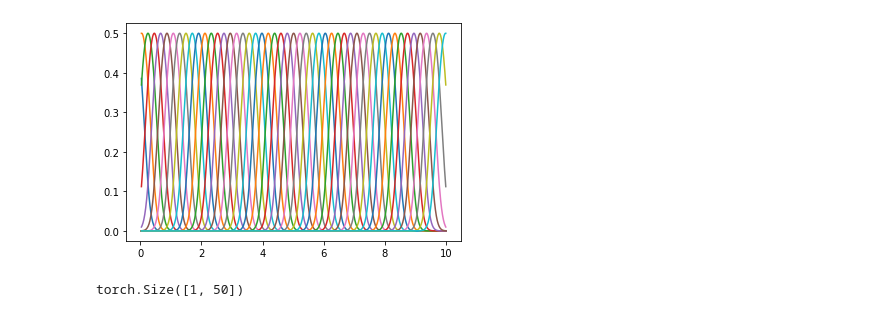
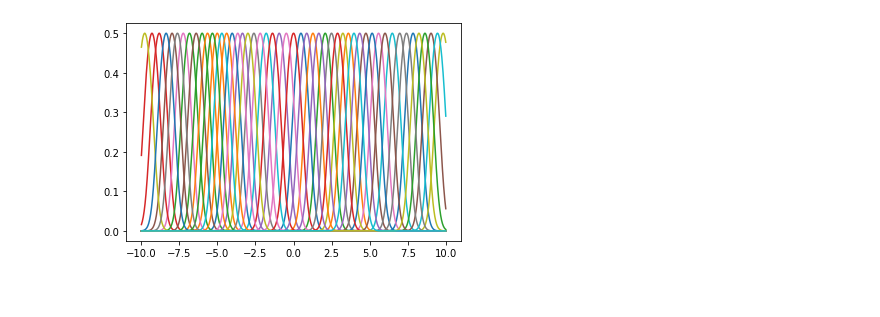
Before and after one commit to simonebmalerba/neural_VAE, a Jupyter notebook: bernoulli_enc.ipynb, the cells around one changed output. Drawn from its saved outputs; the diff is of its cells as text; code cells hidden in the pictures.

```diff
--- a/bernoulli_enc.ipynb
+++ b/bernoulli_enc.ipynb
@@ -12,36 +14,35 @@ import importlib
 # %%
 #Architecture parameters and distirbutions of stimuli
 N = 50
-K = 20
-p_x = torch.distributions.uniform.Uniform(0,10)
+K = 10
+M=100
+p_x = torch.distributions.uniform.Uniform(-10,10)
 
 #Training parameters
 #(Note that in this toy model we can generate as many data as we want, since the distribution is relatively simple, so the distinction between N_SAMPLES and BATCH_SIZE is not very neat)
-N_EPOCHS = 2000
+N_EPOCHS = 1000
 N_SAMPLES = 10000
 lr = 1e-2
 BATCH_SIZE = 500
 
 #Generate samples
 x_samples = p_x.sample((N_SAMPLES,))[:,None]
 x_sorted,indices = x_samples.sort(dim=0)
 x_min,x_max = x_sorted[0,:].item(),x_sorted[-1,:].item()
 x_data = torch.utils.data.DataLoader(x_samples,batch_size=BATCH_SIZE)
 
 
 #Initialization of encoder and decoder
 enc = BernoulliEncoder(N,x_min-0.2,x_max+0.2)
+#Having a dataset, use K-Means to initialize centers
 km = KMeans(n_clusters = N).fit(x_samples)
-enc.mus = torch.nn.Parameter(torch.tensor(km.cluster_centers_).transpose(0,1).to(dtype=torch.float32))
+enc.cs = torch.nn.Parameter(torch.tensor(km.cluster_centers_).transpose(0,1).to(dtype=torch.float32))
+
 inv_sigma2 = torch.exp(-2*enc.log_sigmas).transpose(0,1)
 phi0 = torch.cat((enc.cs.transpose(0,1)*inv_sigma2,-0.5*inv_sigma2),dim=1)
-dec = GaussianDecoder(phi0)
-
+#dec = GaussianDecoder(phi0)
+dec = MLPDecoder(N,M)
 x_fine = torch.linspace(x_min,x_max,1000)[:,None]
 plt.plot(x_fine,torch.sigmoid(enc(x_fine)).detach());
 # %% [output]
-[figure, old version]
+[figure, new version]
-# %%
-enc.cs.shape
-# %% [output]
-torch.Size([1, 50])
```
Also changed, not shown: parts of 22 cells of this notebook, 4 other files.
